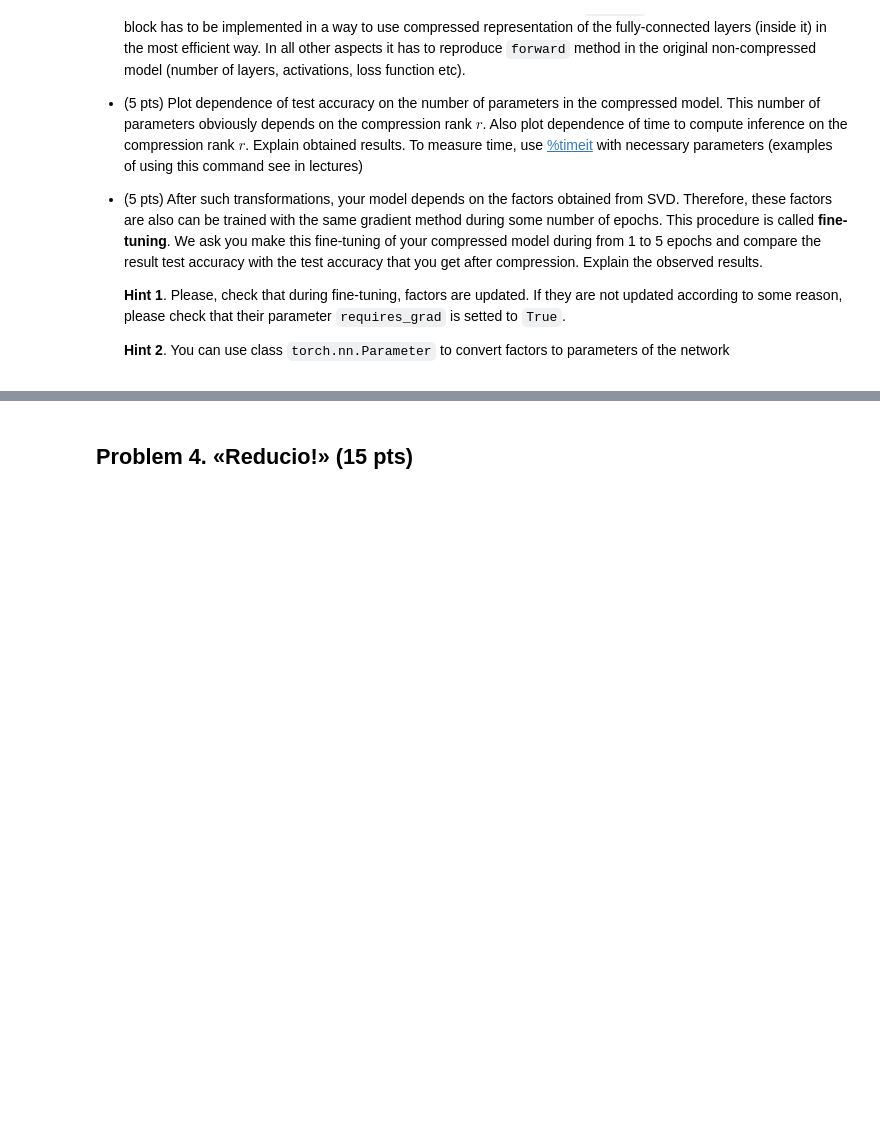
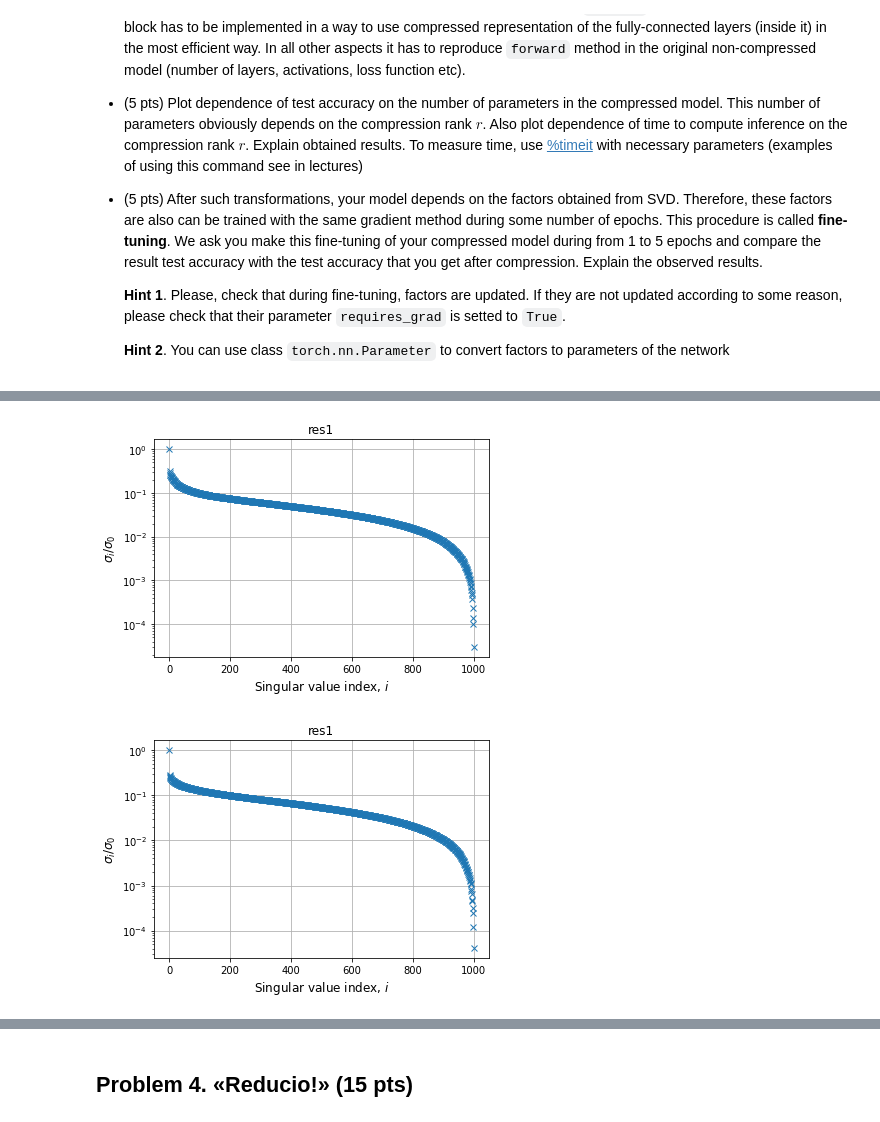
Before and after one commit to prosvirinKir/Numerical-Linear-Algebra, a Jupyter notebook: NLA_HW1_ProsvirinKV.ipynb, the cells around one changed output, grey strips where cells are left out. Saved outputs shown, nothing was run; the diff lists cells and outputs as text; code cells hidden in the pictures; blank space fills up the shorter version.

```diff
--- a/NLA_HW1_ProsvirinKV.ipynb
+++ b/NLA_HW1_ProsvirinKV.ipynb
@@ -646,6 +705,7 @@ def test(model, test_loader):
     print('\nTest set: Average loss: {:.4f}, Accuracy: {}/{} ({:.0f}%)\n'.format(
         test_loss, correct, len(test_loader.dataset),
         100. * correct / len(test_loader.dataset)))
+    return 100. * correct / len(test_loader.dataset)
 # %% [markdown]
 ### Set parameters for training and print intermediate loss values
 # %%
@@ -706,0 +782,33 @@ Which r I should use in this task to compare the accuracy?
+# %%
+A_res1 = []
+
+for p in model.res1.parameters():
+  if len(p.shape) == 2:
+    A_res1.append(p.detach().cpu())
+
+A_res2 = []
+for p in model.res2.parameters():
+  if len(p.shape) == 2:
+    A_res2.append(p.detach().cpu())
+# %%
+plt.rc("text", usetex=False)
+
+def do_svd(A, drow_plot=True, title=''):
+  u, s, v = jnp.linalg.svd(a)
+  if drow_plot:
+    plt.semilogy(s[:]/s[0], 'x')
+    plt.ylabel(f"$\sigma_i / \sigma_0$", fontsize=12)
+    plt.xlabel(f"Singular value index, $i$", fontsize=12)
+    plt.title(title)
+    plt.grid(True)
+    plt.xticks(fontsize=10)
+    plt.yticks(fontsize=10)
+    plt.show()
+
+  return u, s, v
+# %%
+for a in A_res1:
+  do_svd(a, title='res1')
+# %% [output]
+[figure, added]
+[figure, added]
```
Also changed, not shown: parts of 36 cells of this notebook.
